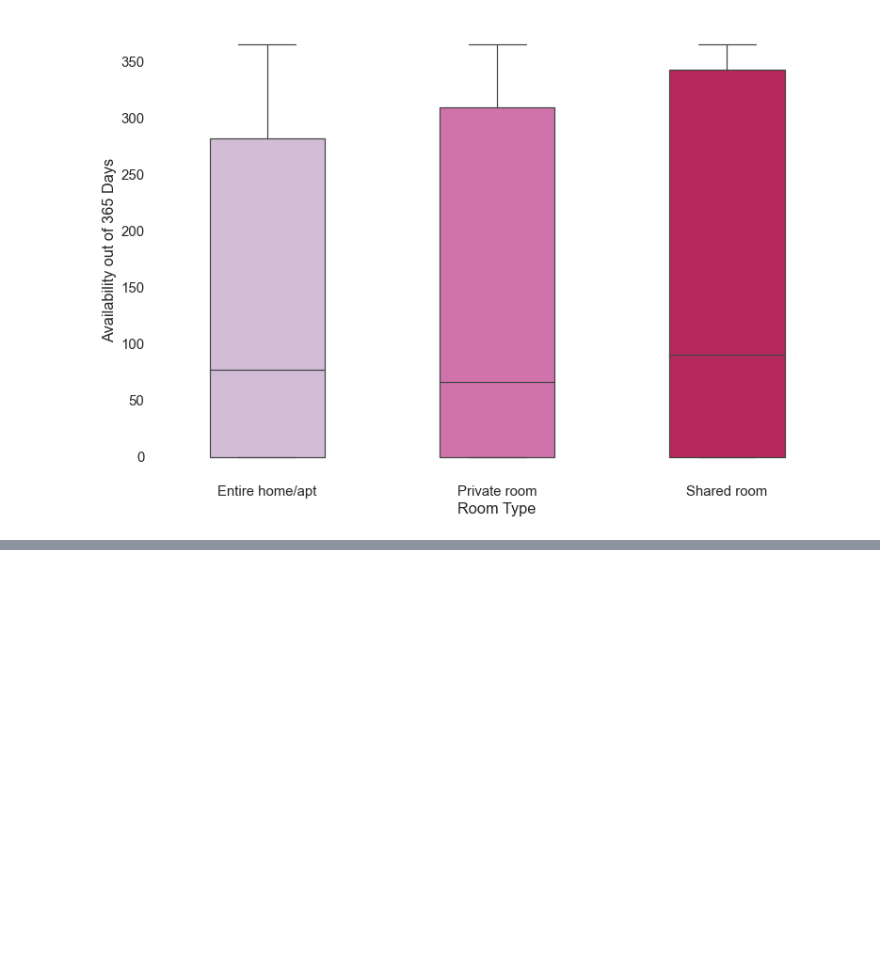
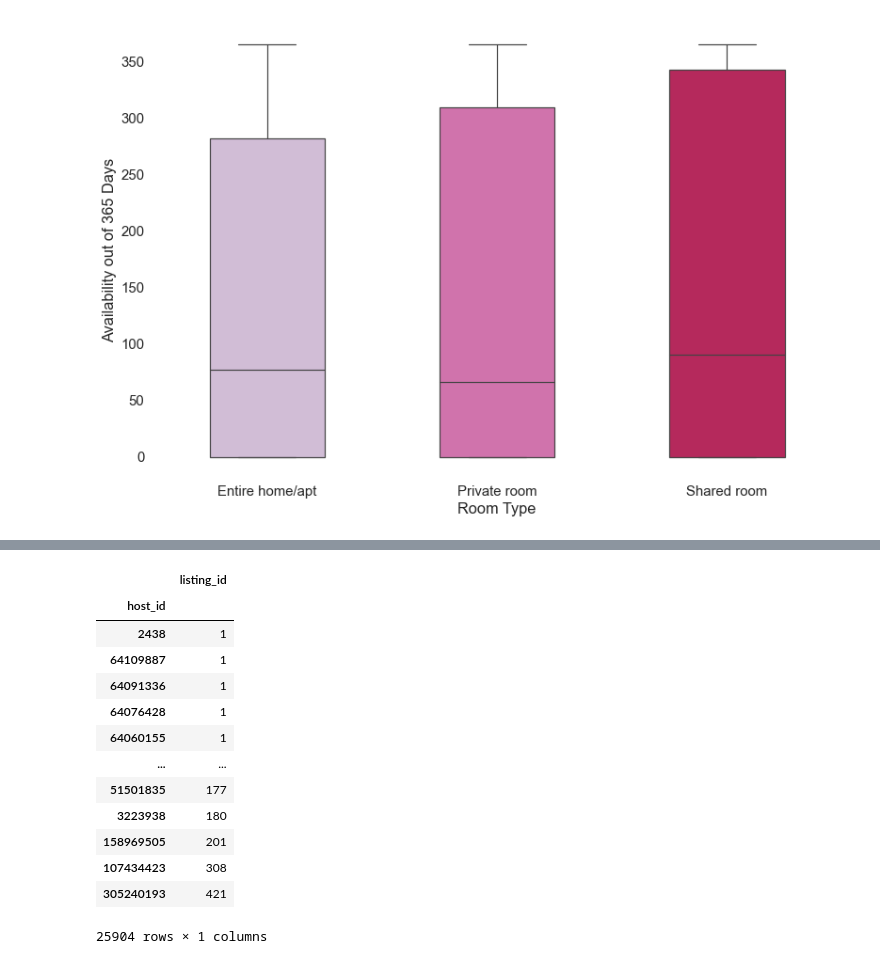
Before and after one commit to mb3005/NYC-Airbnbs, a Jupyter notebook: Python Project 1 - Airbnbs in NYC.ipynb, the cells around one changed output, grey strips where cells are left out. Saved outputs shown, nothing was run; the diff lists cells and outputs as text; code cells hidden in the pictures; blank space fills up the shorter version.

Commit message:
host segmentation

```diff
--- a/Python Project 1 - Airbnbs in NYC.ipynb
+++ b/Python Project 1 - Airbnbs in NYC.ipynb
@@ -586,0 +612,20 @@ sns.boxplot(x = 'room_type', y = 'availability_365', data = avail, width = 0.5,
+# %%
+# checking validity of host_total_listings_count column
+host_df2 = listings2021.groupby("host_id")[["listing_id"]].count()
+# %%
+host_df2.sort_values("listing_id") #same number of row
+# %% [output]
+|  | listing_id |
+| host_id |  |
+| 2438 | 1 |
+| 64109887 | 1 |
+| 64091336 | 1 |
+| 64076428 | 1 |
+| 64060155 | 1 |
+| ... | ... |
+| 51501835 | 177 |
+| 3223938 | 180 |
+| 158969505 | 201 |
+| 107434423 | 308 |
+| 305240193 | 421 |
+25904 rows × 1 columns
```
Also changed, not shown: parts of 5 cells of this notebook.
